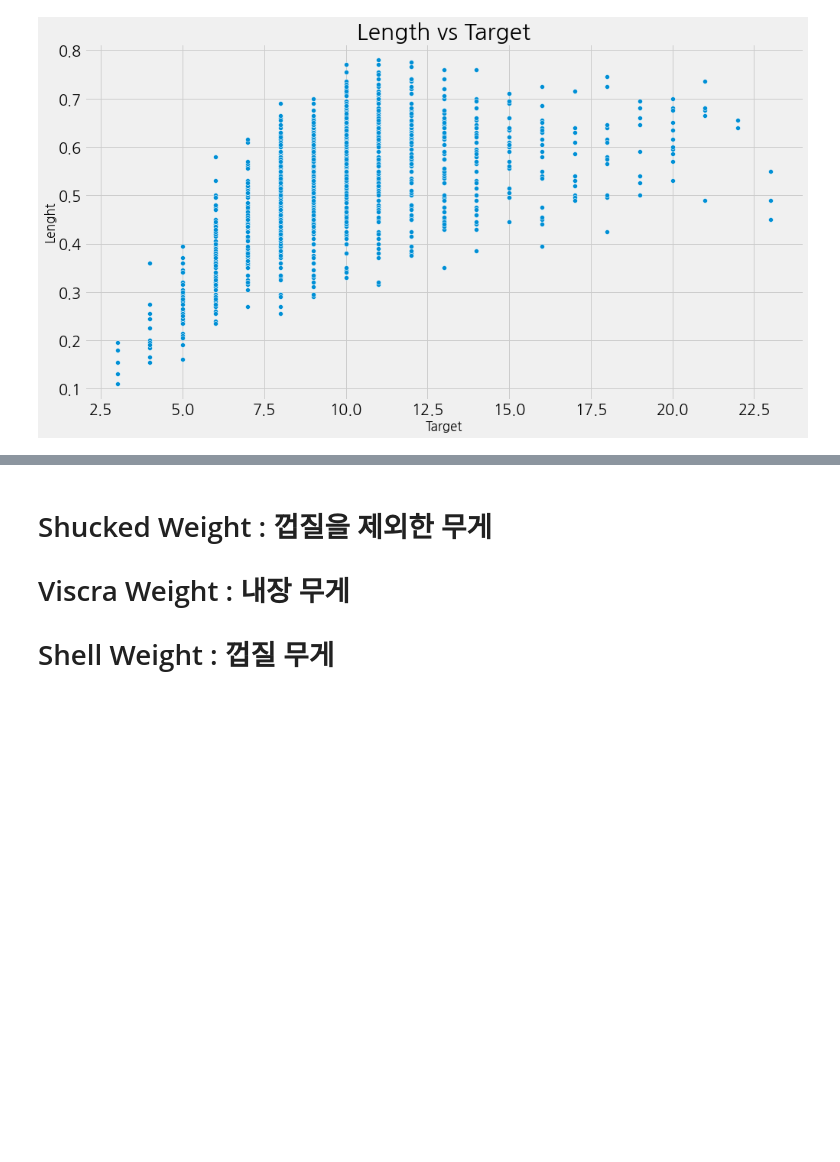
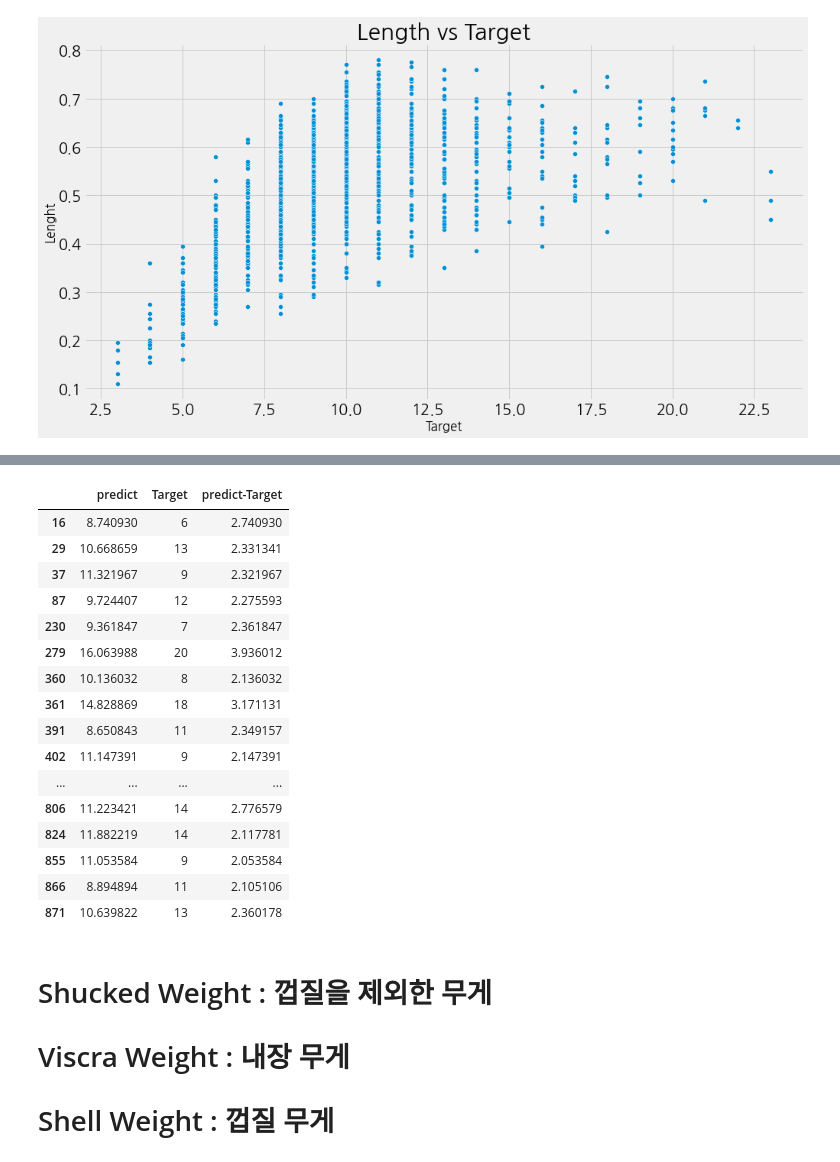
Before and after one commit to parktaeshin/dacon, a Jupyter notebook: dacon 전복나이예측경진대회/forth.ipynb, the cells around one changed output, grey strips where cells are left out. Drawn from its saved outputs; the diff is of its cells as text; code cells hidden in the pictures; blank space fills up the shorter version.

```diff
--- a/dacon 전복나이예측경진대회/forth.ipynb
+++ b/dacon 전복나이예측경진대회/forth.ipynb
@@ -843,0 +682,37 @@ temp[temp["Target"] >= 11][["Target","predict"]][:40]
+# %%
+# Lenght_age
+# 11살, 12살쯤으로 하면 좋을 듯
+train_pre["Lenght_age"] = train_pre["Lenght"].apply(lambda x : 1 if x >= mean_12["Lenght"] else 0)
+
+# Diameter_age
+# 11살, 12살쯤으로 하면 좋을 듯
+train_pre["Diameter_age"] = train_pre["Diameter"].apply(lambda x : 1 if x >= mean_12["Diameter"] else 0)
+
+# Height_age
+# 11살, 12살쯤으로 하면 좋을 듯
+train_pre["Height_age"] = train_pre["Height"].apply(lambda x : 1 if x >= mean_12["Height"] else 0)
+
+
+# Whole Weight_age
+# 11살, 12살쯤으로 하면 좋을 듯
+train_pre["Whole Weight_age"] = train_pre["Whole Weight"].apply(lambda x : 1 if x >= mean_12["Whole Weight"] else 0)
+
+# Shucked Weight_age
+# 11살, 12살쯤으로 하면 좋을 듯
+train_pre["Shucked Weight_age"] = train_pre["Shucked Weight"].apply(lambda x : 1 if x >= mean_12["Shucked Weight"] else 0)
+
+# Viscra Weight_age
+# 11살, 12살쯤으로 하면 좋을 듯
+train_pre["Viscra Weight_age"] = train_pre["Viscra Weight"].apply(lambda x : 1 if x >= mean_12["Viscra Weight"] else 0)
+
+# Shell Weight_age
+# 11살, 12살쯤으로 하면 좋을 듯
+train_pre["Shell Weight_age"] = train_pre["Shell Weight"].apply(lambda x : 1 if x >= mean_12["Shell Weight"] else 0)
+
+# Main_age
+# 11살, 12살쯤으로 하면 좋을 듯
+train_pre["Main_age"] = train_pre["Main"].apply(lambda x : 1 if x >= mean_12["Main"] else 0)
+
+# Water_age
+# 11살, 12살쯤으로 하면 좋을 듯
+train_pre["Water_age"] = train_pre["Water"].apply(lambda x : 1 if x >= mean_12["Water"] else 0)
@@ -844,3 +826,26 @@ temp[temp["Target"] >= 11][["Target","predict"]][:40]
+# %%
+temp = train_pre.copy()
+temp["predict"] = Cat_reg.predict(X_train)
+temp["predict-Target"] = abs(temp["predict"] - temp["Target"])
+temp[temp["predict-Target"] > 2][["predict","Target","predict-Target"]][:40]
+# %% [output]
+|  | predict | Target | predict-Target |
+| 16 | 8.740930 | 6 | 2.740930 |
+| 29 | 10.668659 | 13 | 2.331341 |
+| 37 | 11.321967 | 9 | 2.321967 |
+| 87 | 9.724407 | 12 | 2.275593 |
+| 230 | 9.361847 | 7 | 2.361847 |
+| 279 | 16.063988 | 20 | 3.936012 |
+| 360 | 10.136032 | 8 | 2.136032 |
+| 361 | 14.828869 | 18 | 3.171131 |
+| 391 | 8.650843 | 11 | 2.349157 |
+| 402 | 11.147391 | 9 | 2.147391 |
+| ... | ... | ... | ... |
+| 806 | 11.223421 | 14 | 2.776579 |
+| 824 | 11.882219 | 14 | 2.117781 |
+| 855 | 11.053584 | 9 | 2.053584 |
+| 866 | 8.894894 | 11 | 2.105106 |
+| 871 | 10.639822 | 13 | 2.360178 |
 # %% [markdown]
 # Shucked Weight : 껍질을 제외한 무게
 # Viscra Weight : 내장 무게
```
Also changed, not shown: parts of 59 cells of this notebook.
